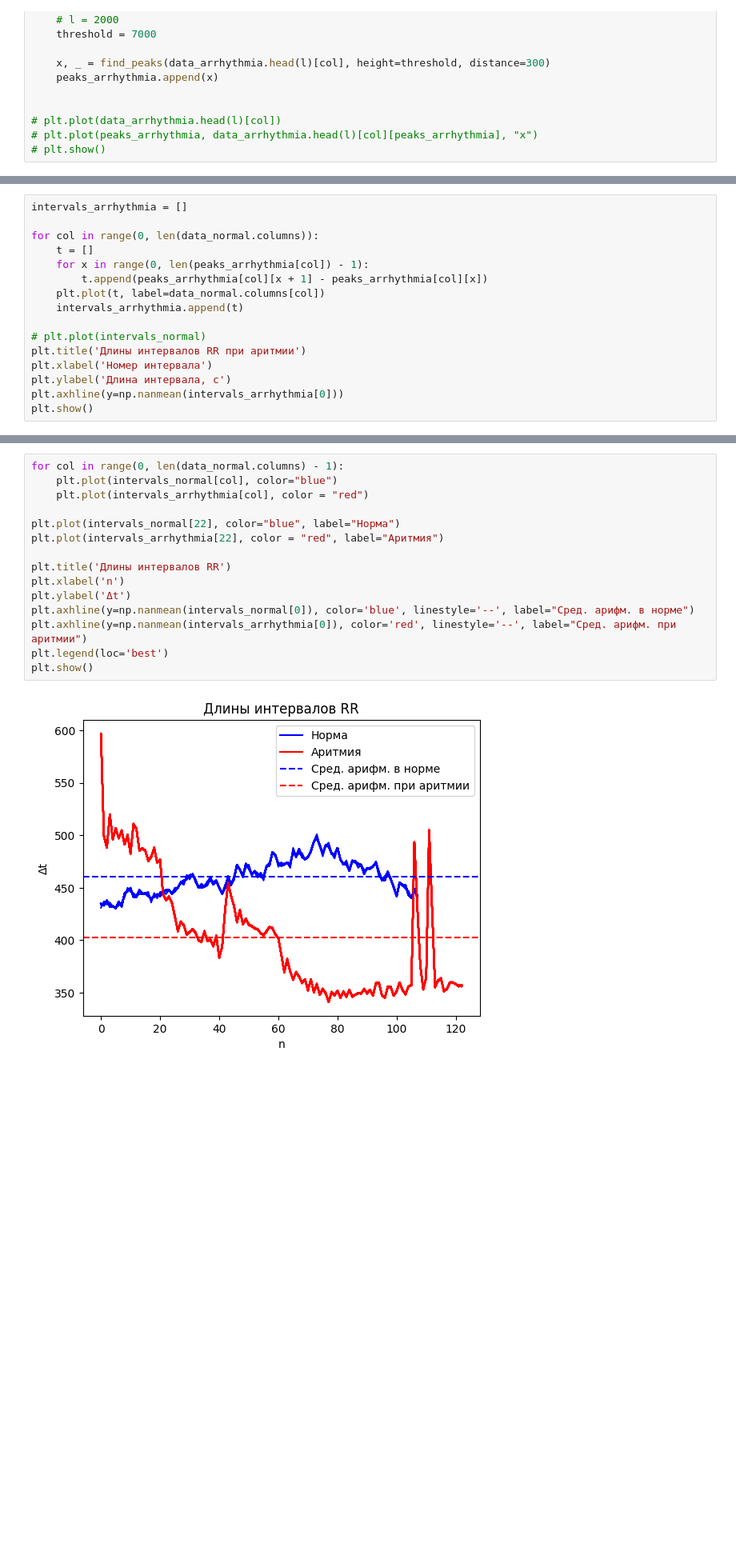
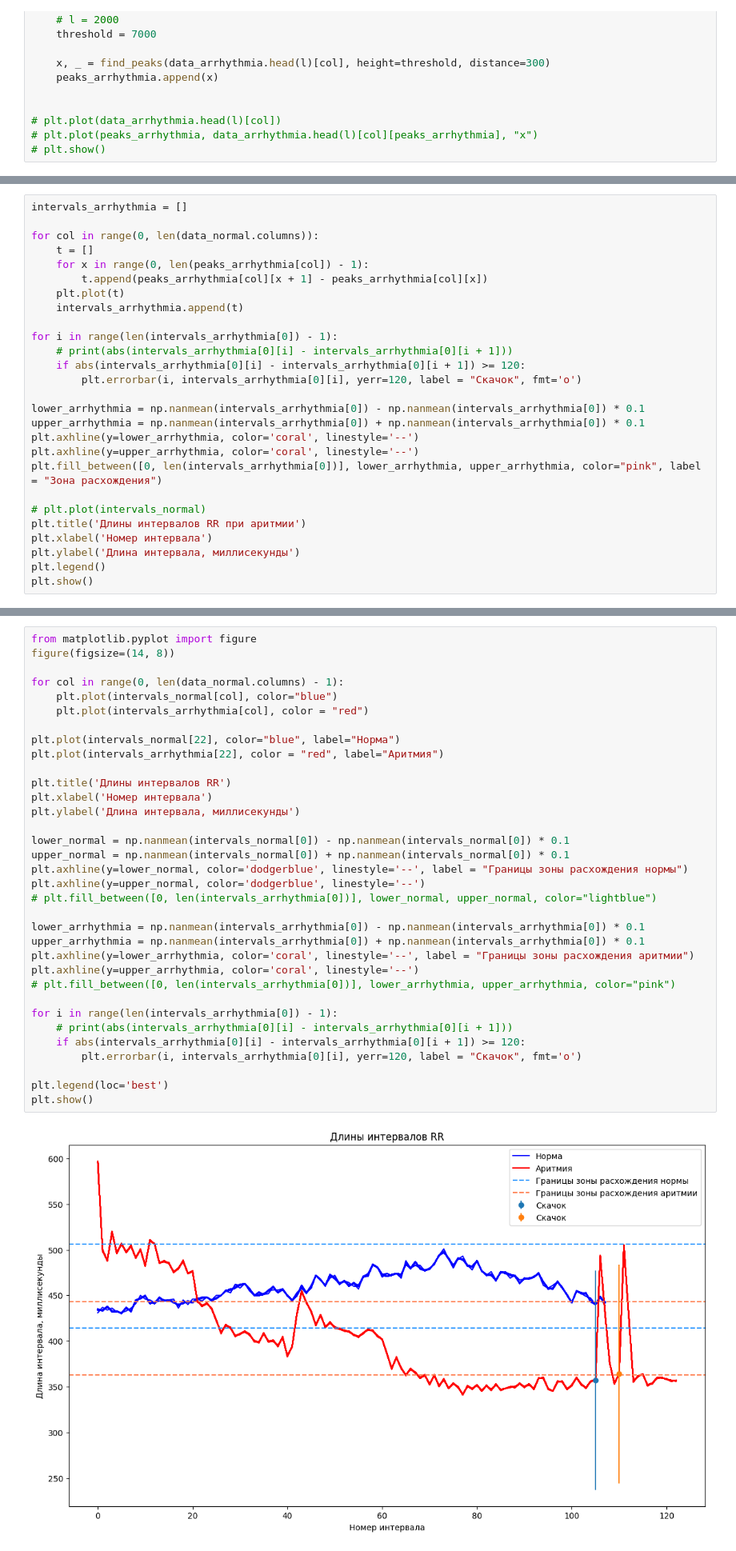
Before and after one commit to multifacs/ecg-analysis, a Jupyter notebook: ECG.ipynb, the cells around one changed output, grey strips where cells are left out. Shown at 80% size. Cells and saved outputs as stored; diff of their text form; blank space fills up the shorter version.

```diff
--- a/ECG.ipynb
+++ b/ECG.ipynb
@@ -589,13 +684,24 @@ for col in range(0, len(data_normal.columns)):
     t = []
     for x in range(0, len(peaks_arrhythmia[col]) - 1):
         t.append(peaks_arrhythmia[col][x + 1] - peaks_arrhythmia[col][x])
-    plt.plot(t, label=data_normal.columns[col])
+    plt.plot(t)
     intervals_arrhythmia.append(t)
+
+for i in range(len(intervals_arrhythmia[0]) - 1):
+    # print(abs(intervals_arrhythmia[0][i] - intervals_arrhythmia[0][i + 1]))
+    if abs(intervals_arrhythmia[0][i] - intervals_arrhythmia[0][i + 1]) >= 120:
+        plt.errorbar(i, intervals_arrhythmia[0][i], yerr=120, label = "Скачок", fmt='o')
+
+lower_arrhythmia = np.nanmean(intervals_arrhythmia[0]) - np.nanmean(intervals_arrhythmia[0]) * 0.1
+upper_arrhythmia = np.nanmean(intervals_arrhythmia[0]) + np.nanmean(intervals_arrhythmia[0]) * 0.1
+plt.axhline(y=lower_arrhythmia, color='coral', linestyle='--')
+plt.axhline(y=upper_arrhythmia, color='coral', linestyle='--')
+plt.fill_between([0, len(intervals_arrhythmia[0])], lower_arrhythmia, upper_arrhythmia, color="pink", label = "Зона расхождения")
 
 # plt.plot(intervals_normal)
 plt.title('Длины интервалов RR при аритмии')
 plt.xlabel('Номер интервала')
-plt.ylabel('Длина интервала, с')
-plt.axhline(y=np.nanmean(intervals_arrhythmia[0]))
+plt.ylabel('Длина интервала, миллисекунды')
+plt.legend()
 plt.show()
 # %% [output]
@@ -603,17 +709,36 @@ plt.show()
 # %%
+from matplotlib.pyplot import figure
+figure(figsize=(14, 8))
+
 for col in range(0, len(data_normal.columns) - 1):
     plt.plot(intervals_normal[col], color="blue")
     plt.plot(intervals_arrhythmia[col], color = "red")
 
 plt.plot(intervals_normal[22], color="blue", label="Норма")
 plt.plot(intervals_arrhythmia[22], color = "red", label="Аритмия")
 
 plt.title('Длины интервалов RR')
-plt.xlabel('n')
-plt.ylabel('Δt')
-plt.axhline(y=np.nanmean(intervals_normal[0]), color='blue', linestyle='--', label="Сред. арифм. в норме")
-plt.axhline(y=np.nanmean(intervals_arrhythmia[0]), color='red', linestyle='--', label="Сред. арифм. при аритмии")
+plt.xlabel('Номер интервала')
+plt.ylabel('Длина интервала, миллисекунды')
+
+lower_normal = np.nanmean(intervals_normal[0]) - np.nanmean(intervals_normal[0]) * 0.1
+upper_normal = np.nanmean(intervals_normal[0]) + np.nanmean(intervals_normal[0]) * 0.1
+plt.axhline(y=lower_normal, color='dodgerblue', linestyle='--', label = "Границы зоны расхождения нормы")
+plt.axhline(y=upper_normal, color='dodgerblue', linestyle='--')
+# plt.fill_between([0, len(intervals_arrhythmia[0])], lower_normal, upper_normal, color="lightblue")
+
+lower_arrhythmia = np.nanmean(intervals_arrhythmia[0]) - np.nanmean(intervals_arrhythmia[0]) * 0.1
+upper_arrhythmia = np.nanmean(intervals_arrhythmia[0]) + np.nanmean(intervals_arrhythmia[0]) * 0.1
+plt.axhline(y=lower_arrhythmia, color='coral', linestyle='--', label = "Границы зоны расхождения аритмии")
+plt.axhline(y=upper_arrhythmia, color='coral', linestyle='--')
+# plt.fill_between([0, len(intervals_arrhythmia[0])], lower_arrhythmia, upper_arrhythmia, color="pink")
+
+for i in range(len(intervals_arrhythmia[0]) - 1):
+    # print(abs(intervals_arrhythmia[0][i] - intervals_arrhythmia[0][i + 1]))
+    if abs(intervals_arrhythmia[0][i] - intervals_arrhythmia[0][i + 1]) >= 120:
+        plt.errorbar(i, intervals_arrhythmia[0][i], yerr=120, label = "Скачок", fmt='o')
+
 plt.legend(loc='best')
 plt.show()
 # %% [output]
-[figure, old version]
+[figure, new version]
```
Also changed, not shown: parts of 49 cells of this notebook, 1 other file.
